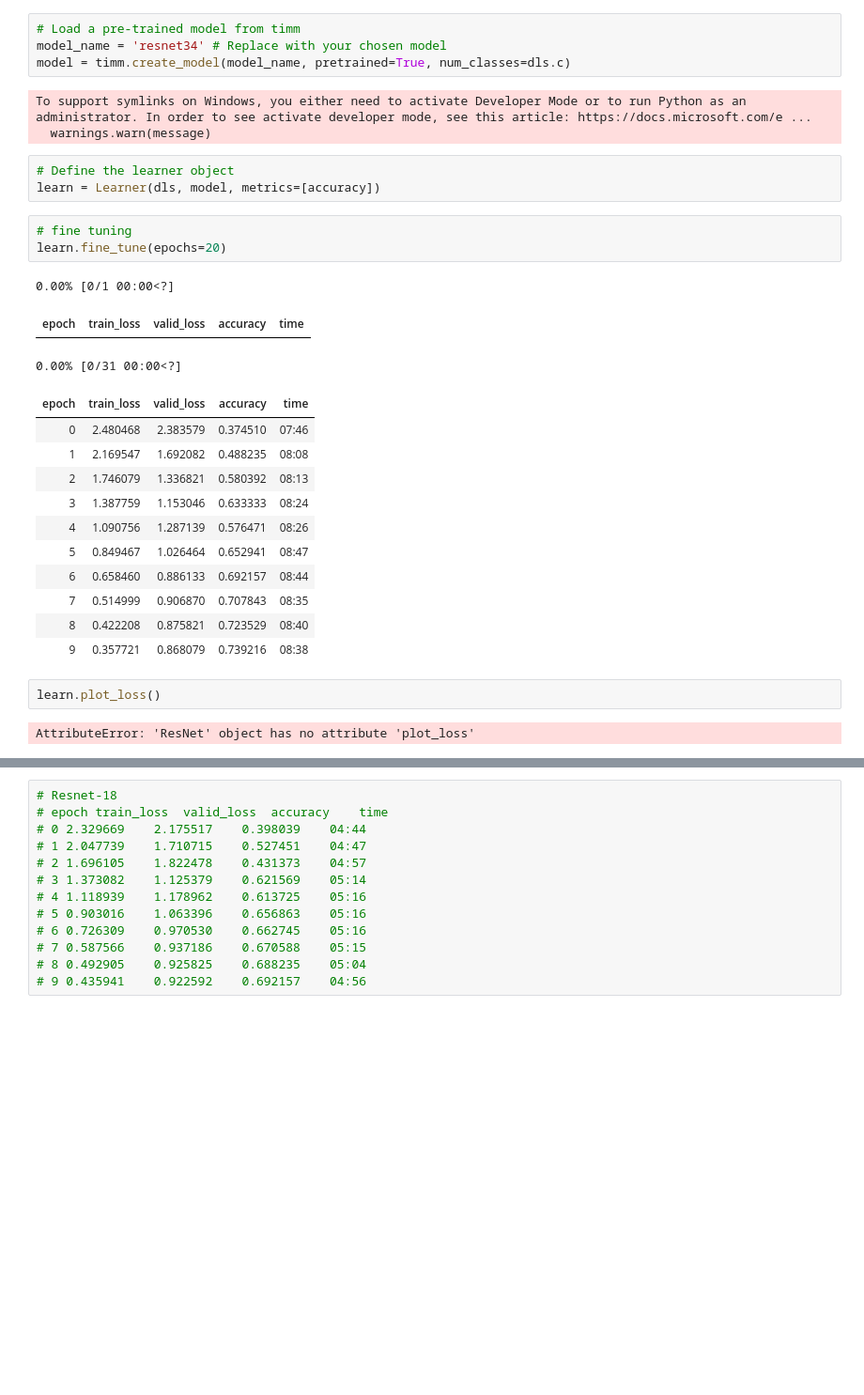
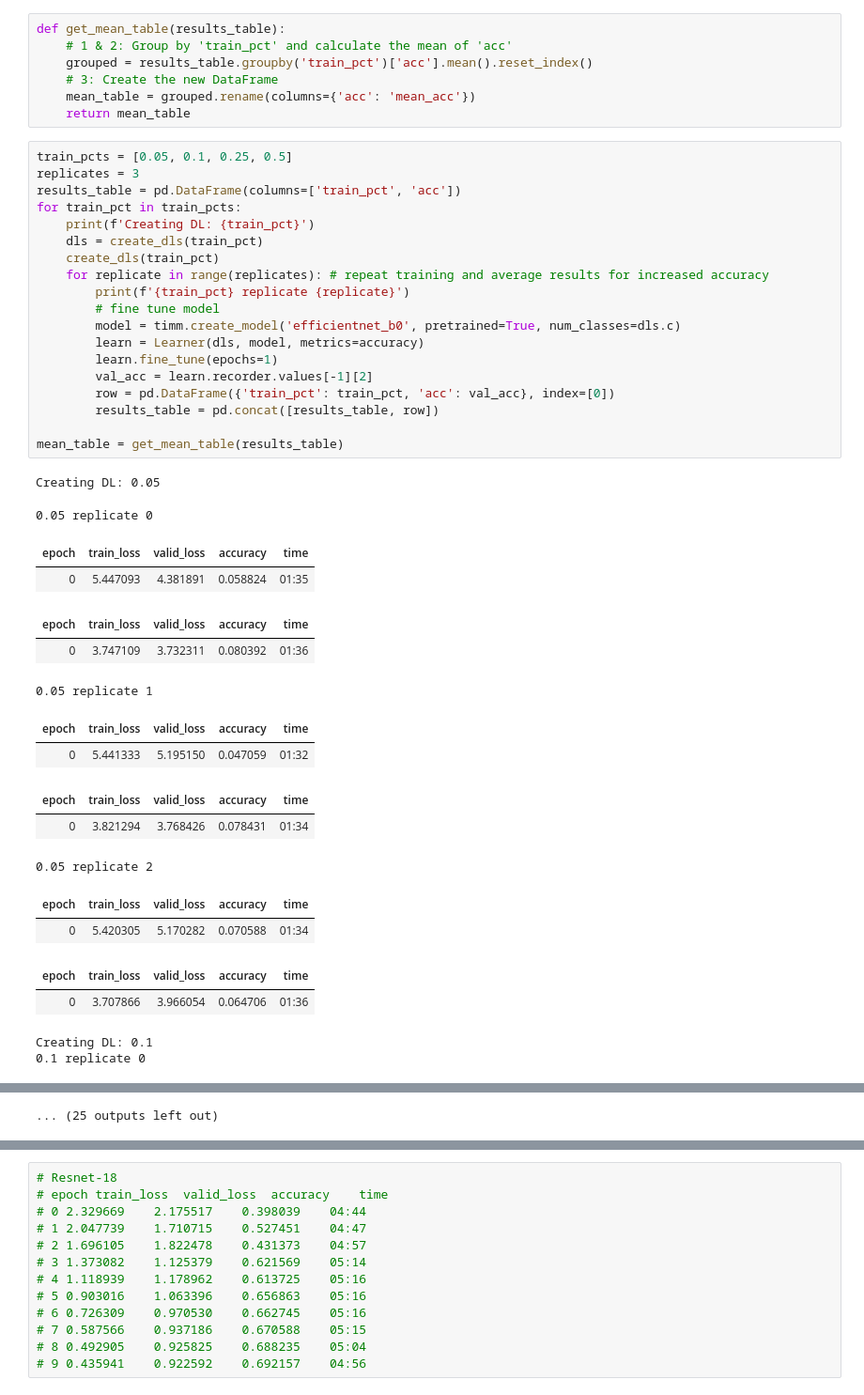
Before and after one commit to Dalton-Gray/plant-inspector, a Jupyter notebook: prototype.ipynb, the cells around one changed output, grey strips where cells are left out. Shown at 94% size. Drawn from its saved outputs; the diff is of its cells as text; blank space fills up the shorter version.

```diff
--- a/prototype.ipynb
+++ b/prototype.ipynb
@@ -16,32 +17,45 @@ dls = ImageDataLoaders.from_folder(
-# %%
-# Load a pre-trained model from timm
-model_name = 'resnet34' # Replace with your chosen model
-model = timm.create_model(model_name, pretrained=True, num_classes=dls.c)
-# %% [output]
-To support symlinks on Windows, you either need to activate Developer Mode or to run Python as an administrator. In order to see activate developer mode, see this article: https://docs.microsoft.com/e ...
-  warnings.warn(message)
-# %%
-# Define the learner object
-learn = Learner(dls, model, metrics=[accuracy])
-# %%
-# fine tuning
-learn.fine_tune(epochs=20)
-# %% [output]
-0.00% [0/1 00:00<?]
-| epoch | train_loss | valid_loss | accuracy | time |
-0.00% [0/31 00:00<?]
-| epoch | train_loss | valid_loss | accuracy | time |
-| 0 | 2.480468 | 2.383579 | 0.374510 | 07:46 |
-| 1 | 2.169547 | 1.692082 | 0.488235 | 08:08 |
-| 2 | 1.746079 | 1.336821 | 0.580392 | 08:13 |
-| 3 | 1.387759 | 1.153046 | 0.633333 | 08:24 |
-| 4 | 1.090756 | 1.287139 | 0.576471 | 08:26 |
-| 5 | 0.849467 | 1.026464 | 0.652941 | 08:47 |
-| 6 | 0.658460 | 0.886133 | 0.692157 | 08:44 |
-| 7 | 0.514999 | 0.906870 | 0.707843 | 08:35 |
-| 8 | 0.422208 | 0.875821 | 0.723529 | 08:40 |
-| 9 | 0.357721 | 0.868079 | 0.739216 | 08:38 |
-# %%
-learn.plot_loss()
-# %% [output]
-AttributeError: 'ResNet' object has no attribute 'plot_loss'
+# %%
+def get_mean_table(results_table):
+    # 1 & 2: Group by 'train_pct' and calculate the mean of 'acc'
+    grouped = results_table.groupby('train_pct')['acc'].mean().reset_index()
+    # 3: Create the new DataFrame
+    mean_table = grouped.rename(columns={'acc': 'mean_acc'})
+    return mean_table
+# %%
+train_pcts = [0.05, 0.1, 0.25, 0.5]
+replicates = 3
+results_table = pd.DataFrame(columns=['train_pct', 'acc'])
+for train_pct in train_pcts:
+    print(f'Creating DL: {train_pct}')
+    dls = create_dls(train_pct)
+    create_dls(train_pct)
+    for replicate in range(replicates): # repeat training and average results for increased accuracy
+        print(f'{train_pct} replicate {replicate}')
+        # fine tune model
+        model = timm.create_model('efficientnet_b0', pretrained=True, num_classes=dls.c)
+        learn = Learner(dls, model, metrics=accuracy)
+        learn.fine_tune(epochs=1)
+        val_acc = learn.recorder.values[-1][2]
+        row = pd.DataFrame({'train_pct': train_pct, 'acc': val_acc}, index=[0])
+        results_table = pd.concat([results_table, row])
+
+mean_table = get_mean_table(results_table)
+# %% [output]
+Creating DL: 0.05
+0.05 replicate 0
+| epoch | train_loss | valid_loss | accuracy | time |
+| 0 | 5.447093 | 4.381891 | 0.058824 | 01:35 |
+| epoch | train_loss | valid_loss | accuracy | time |
+| 0 | 3.747109 | 3.732311 | 0.080392 | 01:36 |
+0.05 replicate 1
+| epoch | train_loss | valid_loss | accuracy | time |
+| 0 | 5.441333 | 5.195150 | 0.047059 | 01:32 |
+| epoch | train_loss | valid_loss | accuracy | time |
+| 0 | 3.821294 | 3.768426 | 0.078431 | 01:34 |
+0.05 replicate 2
+| epoch | train_loss | valid_loss | accuracy | time |
+| 0 | 5.420305 | 5.170282 | 0.070588 | 01:34 |
+| epoch | train_loss | valid_loss | accuracy | time |
+| 0 | 3.707866 | 3.966054 | 0.064706 | 01:36 |
+Creating DL: 0.1
+0.1 replicate 0
@@ -47,0 +64 @@ AttributeError: 'ResNet' object has no attribute 'plot_loss'
+... (25 outputs left out)
```
Also changed, not shown: parts of 6 cells of this notebook.
